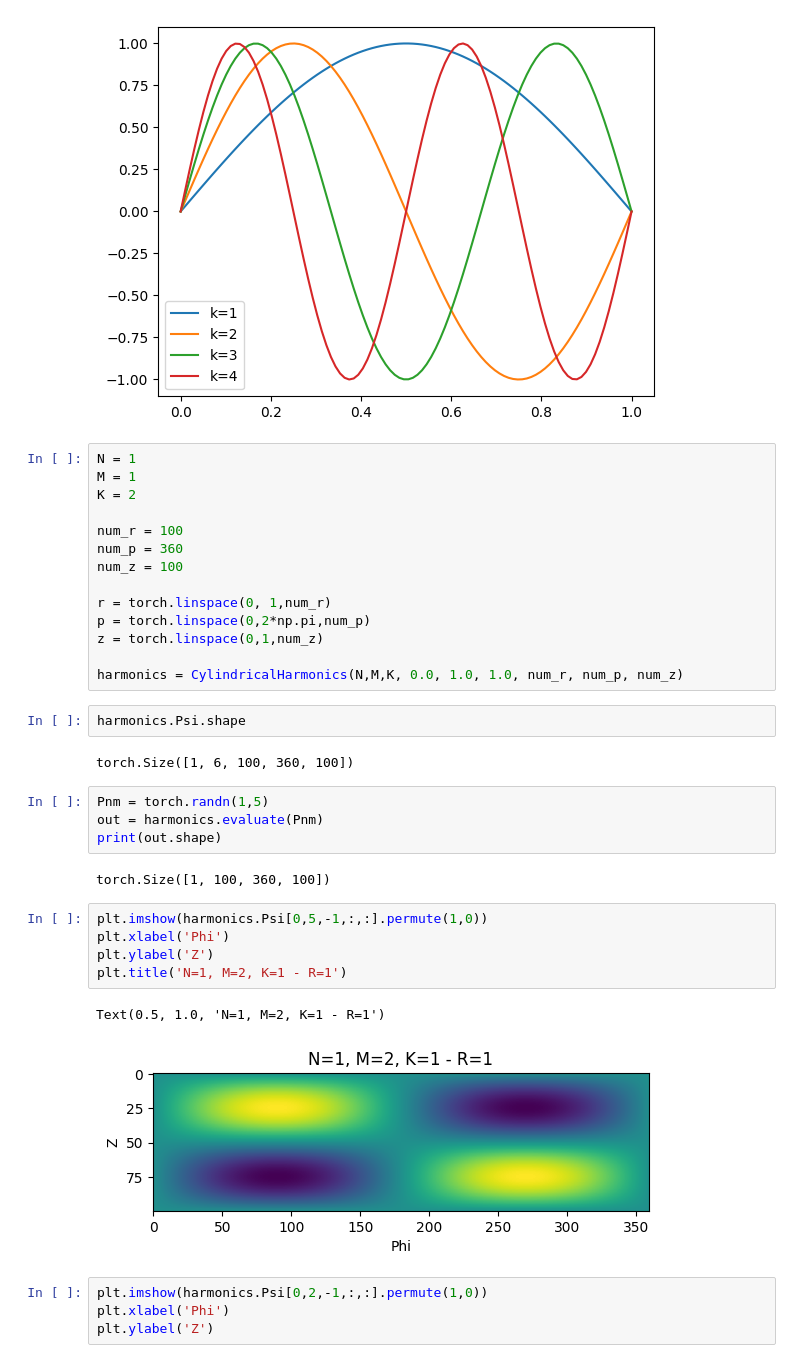
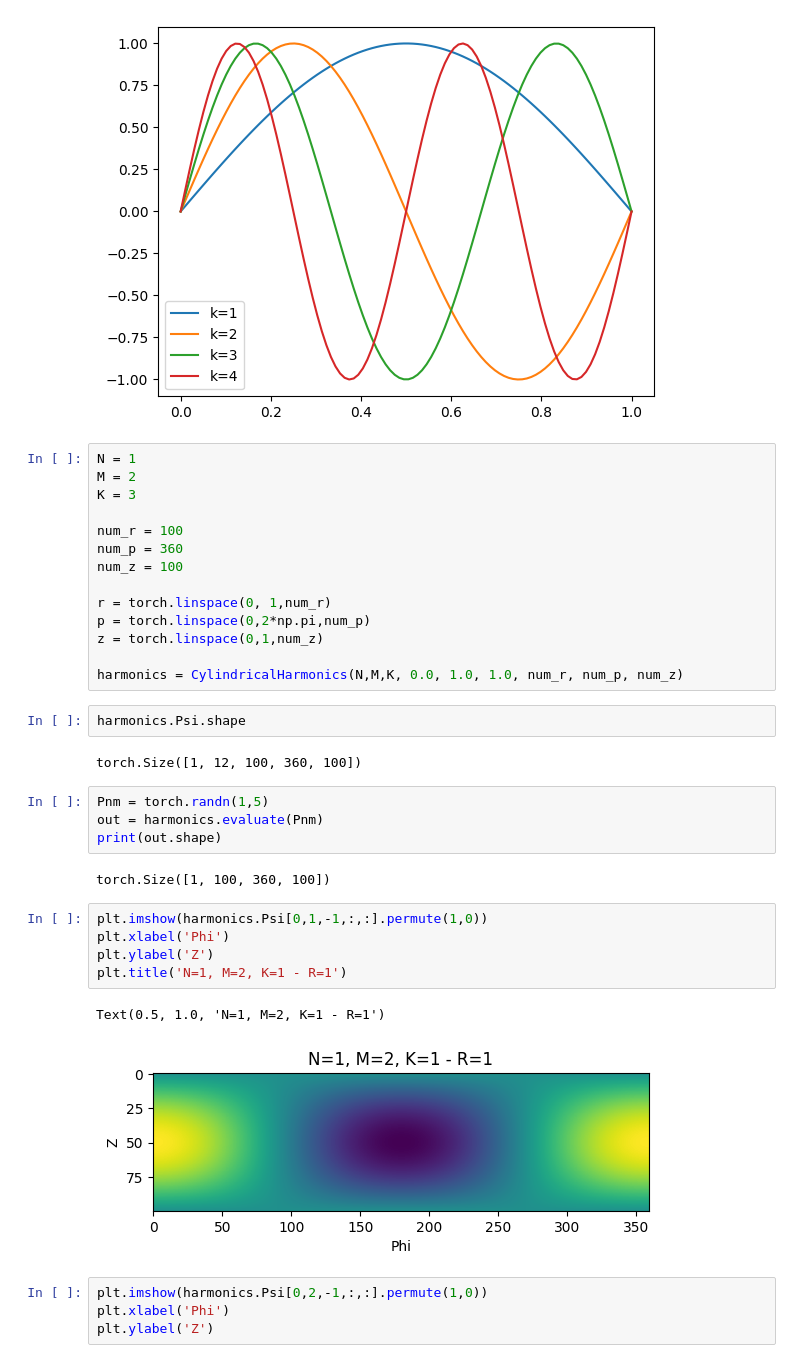
Before and after one commit to ColinKohler/fourier_value_functions, a Jupyter notebook: notebooks/CylindricalHarmonics.ipynb, the cells around one changed output. Drawn from its saved outputs; the diff is of its cells as text.

```diff
--- a/notebooks/CylindricalHarmonics.ipynb
+++ b/notebooks/CylindricalHarmonics.ipynb
@@ -19,8 +20,8 @@ plt.legend()
 [figure]
 # %%
 N = 1
-M = 1
-K = 2
+M = 2
+K = 3
 
 num_r = 100
 num_p = 360
@@ -34,7 +35,7 @@ harmonics = CylindricalHarmonics(N,M,K, 0.0, 1.0, 1.0, num_r, num_p, num_z)
 # %%
 harmonics.Psi.shape
 # %% [output]
-torch.Size([1, 6, 100, 360, 100])
+torch.Size([1, 12, 100, 360, 100])
 # %%
 Pnm = torch.randn(1,5)
 out = harmonics.evaluate(Pnm)
@@ -42,13 +43,13 @@ print(out.shape)
 # %% [output]
 torch.Size([1, 100, 360, 100])
 # %%
-plt.imshow(harmonics.Psi[0,5,-1,:,:].permute(1,0))
+plt.imshow(harmonics.Psi[0,1,-1,:,:].permute(1,0))
 plt.xlabel('Phi')
 plt.ylabel('Z')
 plt.title('N=1, M=2, K=1 - R=1')
 # %% [output]
 Text(0.5, 1.0, 'N=1, M=2, K=1 - R=1')
-[figure, old version]
+[figure, new version]
 # %%
 plt.imshow(harmonics.Psi[0,2,-1,:,:].permute(1,0))
 plt.xlabel('Phi')
```
Also changed, not shown: parts of 16 cells of this notebook, 11 other files.
